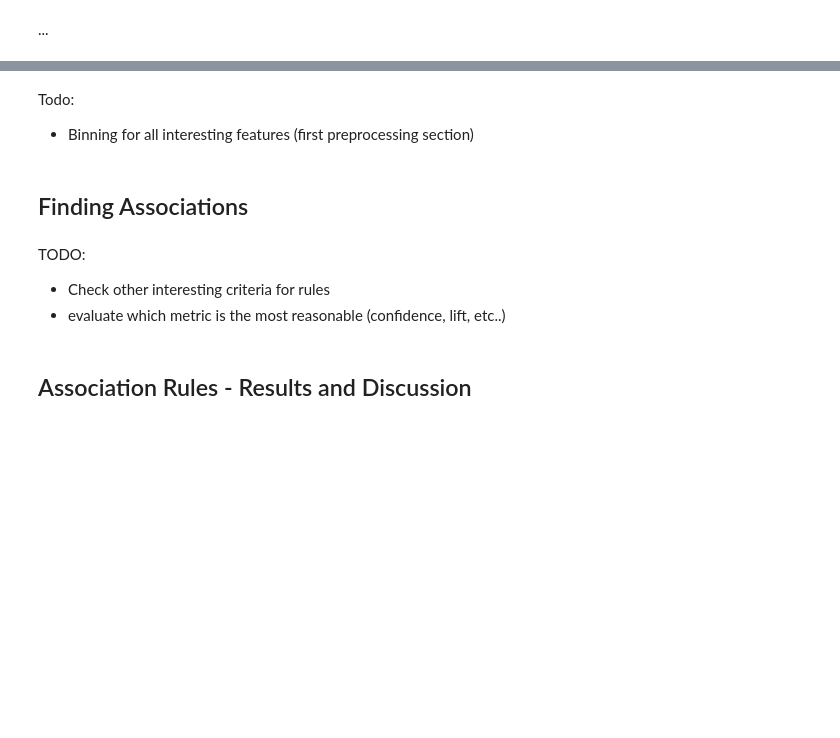
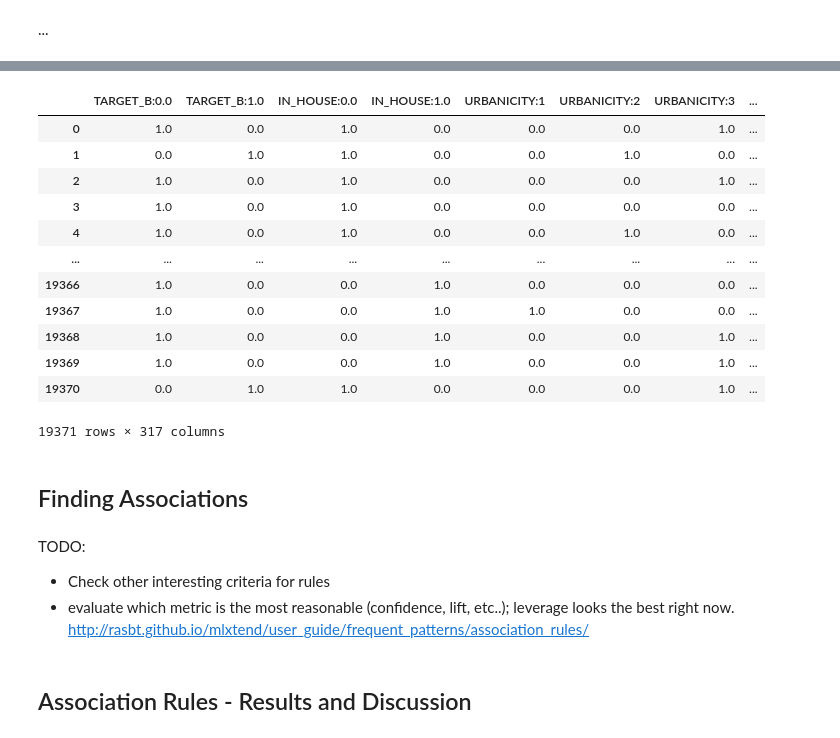
Before and after one commit to jlp237/ml_project, a Jupyter notebook: AA_202021_Project.ipynb, the cells around one changed output, grey strips where cells are left out. Drawn from its saved outputs; the diff is of its cells as text; code cells hidden in the pictures; blank space fills up the shorter version.

```diff
--- a/AA_202021_Project.ipynb
+++ b/AA_202021_Project.ipynb
@@ -1337,38 +1687,49 @@ RM_transformed_data
 # https://scikit-learn.org/stable/modules/preprocessing.html  -   6.3.4. Encoding categorical features
 # TP05: 2.2
 import numpy as np
 from sklearn.preprocessing import OneHotEncoder, LabelEncoder
 
 def ohe_encode(col_names, X=RM_transformed_data):
     '''Takes columns to encode (format: ['colum1', 'column2', ...]) and DataFrame X with all columns.
     The features in X should not be encoded yet.
     Encodes features and replaces old columns in X. Returns updated X.'''
     enc = OneHotEncoder()
     matrix = X[col_names].to_numpy()
     enc.fit(matrix)
     matrix = enc.transform(matrix).toarray()
 
     categories_new = np.array(enc.categories_)
     features_new = np.array([])
     for ind1, cat in enumerate(categories_new):
         for ind2, cat_new in enumerate(cat):
             features_new = np.append(features_new, col_names[ind1]+':'+str(cat_new))
             #categories_new[ind1][ind2] = col_names[ind1]+':'+str(cat_new)
     #features_new = categories_new.reshape(categories_new.size,1)
     new_df = pd.DataFrame(matrix)
     new_df.columns = features_new.tolist()
 
     updated_df = pd.concat([X, new_df], axis=1)
     updated_df = updated_df.drop(col_names, axis=1)
 
     return(updated_df)
 
-cols_not_binary = ['HOME_OWNER', 'DONOR_GENDER', 'DONATION_TYPE']
-RM_binary_data = ohe_encode(cols_not_binary)
+#cols_not_binary = ['HOME_OWNER', 'DONOR_GENDER', 'DONATION_TYPE', 'INCOME_GROUP']
+RM_binary_data = ohe_encode(RM_transformed_data.columns)
 RM_binary_data
+# %% [output]
+|  | TARGET_B:0.0 | TARGET_B:1.0 | IN_HOUSE:0.0 | IN_HOUSE:1.0 | URBANICITY:1 | URBANICITY:2 | URBANICITY:3 | ... |
+| 0 | 1.0 | 0.0 | 1.0 | 0.0 | 0.0 | 0.0 | 1.0 | ... |
+| 1 | 0.0 | 1.0 | 1.0 | 0.0 | 0.0 | 1.0 | 0.0 | ... |
+| 2 | 1.0 | 0.0 | 1.0 | 0.0 | 0.0 | 0.0 | 1.0 | ... |
+| 3 | 1.0 | 0.0 | 1.0 | 0.0 | 0.0 | 0.0 | 0.0 | ... |
+| 4 | 1.0 | 0.0 | 1.0 | 0.0 | 0.0 | 1.0 | 0.0 | ... |
+| ... | ... | ... | ... | ... | ... | ... | ... | ... |
+| 19366 | 1.0 | 0.0 | 0.0 | 1.0 | 0.0 | 0.0 | 0.0 | ... |
+| 19367 | 1.0 | 0.0 | 0.0 | 1.0 | 1.0 | 0.0 | 0.0 | ... |
+| 19368 | 1.0 | 0.0 | 0.0 | 1.0 | 0.0 | 0.0 | 1.0 | ... |
+| 19369 | 1.0 | 0.0 | 0.0 | 1.0 | 0.0 | 0.0 | 1.0 | ... |
+| 19370 | 0.0 | 1.0 | 1.0 | 0.0 | 0.0 | 0.0 | 1.0 | ... |
+19371 rows × 317 columns
-# %% [markdown]
-Todo:
-- Binning for all interesting features (first preprocessing section)
 # %% [markdown]
 ## Finding Associations
 # %%
@@ -1402,7 +1763,8 @@ as_rules
 # %% [markdown]
 TODO:
 - Check other interesting criteria for rules
-- evaluate which metric is the most reasonable (confidence, lift, etc..)
+- evaluate which metric is the most reasonable (confidence, lift, etc..); leverage looks the best right now.
+    http://rasbt.github.io/mlxtend/user_guide/frequent_patterns/association_rules/
 # %% [markdown]
 ## Association Rules - Results and Discussion
 # %% [markdown]
```
Also changed, not shown: parts of 65 cells of this notebook, 1 other file.
